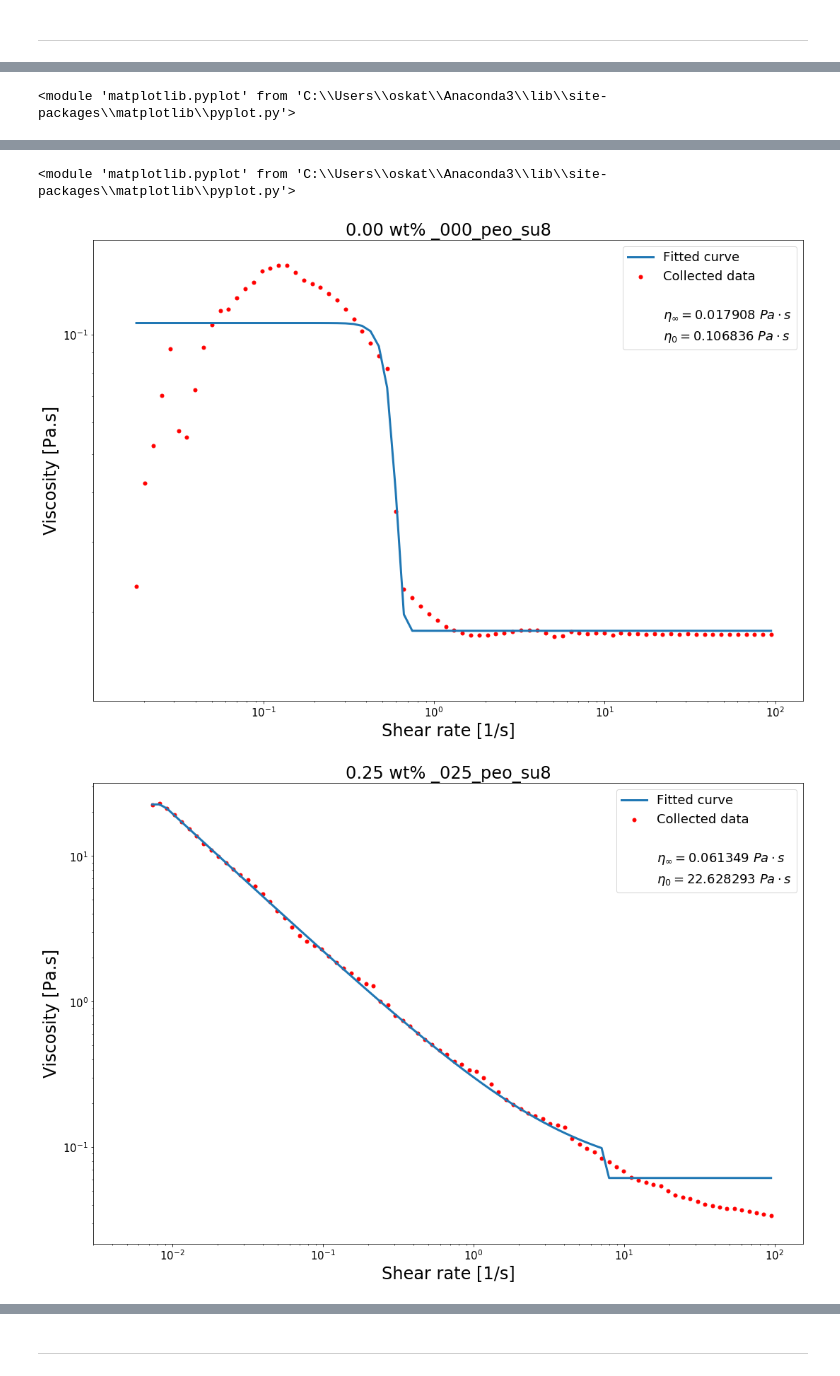
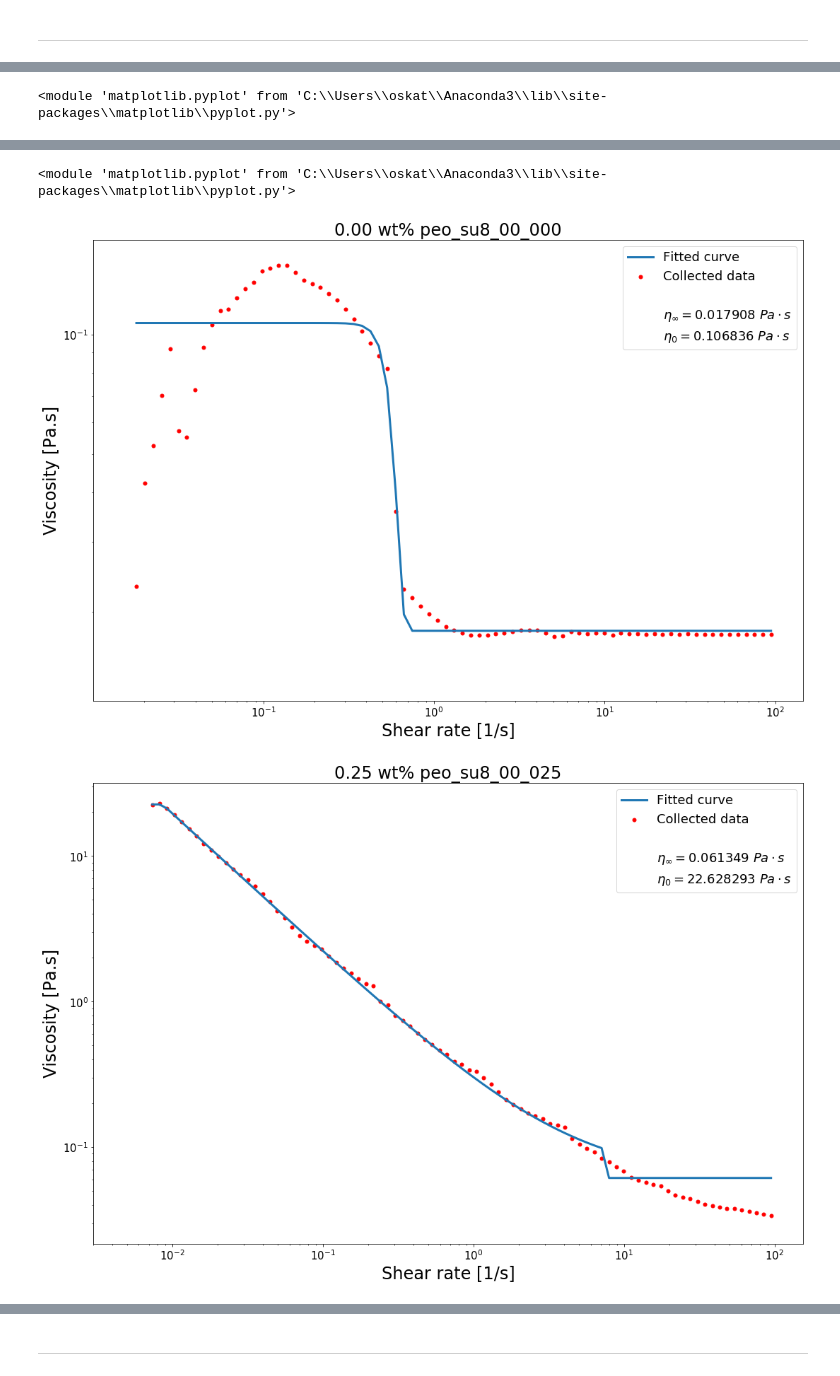
Before and after one commit to KiraSensei13/MNT_ITESM_Thesis, a Jupyter notebook: Viscosity/TRIOSplots.ipynb, the cells around one changed output, grey strips where cells are left out. Drawn from its saved outputs; the diff is of its cells as text; code cells hidden in the pictures.

```diff
--- a/Viscosity/TRIOSplots.ipynb
+++ b/Viscosity/TRIOSplots.ipynb
@@ -160,39 +162,39 @@ def compareData_(plotname, filemanes, plotlabels):
 # %% [markdown]
 ---
 # %%
-fit_GNF_("./csv/peo_su8_00_000.csv", "0.00 wt% _000_peo_su8", 2)
-fit_GNF_("./csv/peo_su8_00_025.csv", "0.25 wt% _025_peo_su8", 1)
-fit_GNF_("./csv/peo_su8_00_050.csv", "0.50 wt% _050_peo_su8", 1)
-fit_GNF_("./csv/peo_su8_00_075.csv", "0.75 wt% _075_peo_su8", 1)
-fit_GNF_("./csv/peo_su8_00_100.csv", "1.00 wt% _100_peo_su8", 1)
+fit_GNF_("./csv/peo_su8_00_000.csv", "0.00 wt% peo_su8_00_000", 2)
+fit_GNF_("./csv/peo_su8_00_025.csv", "0.25 wt% peo_su8_00_025", 1)
+fit_GNF_("./csv/peo_su8_00_050.csv", "0.50 wt% peo_su8_00_050", 1)
+fit_GNF_("./csv/peo_su8_00_075.csv", "0.75 wt% peo_su8_00_075", 1)
+fit_GNF_("./csv/peo_su8_00_100.csv", "1.00 wt% peo_su8_00_100", 1)
 
 compareData_("PEO wt% in SU8",
 [
     "./csv/peo_su8_00_000.csv",
     "./csv/peo_su8_00_025.csv",
     "./csv/peo_su8_00_050.csv",
     "./csv/peo_su8_00_075.csv",
     "./csv/peo_su8_00_100.csv"
 ], [
     "0.00 wt%",
     "0.25 wt%",
     "0.50 wt%",
     "0.75 wt%",
     "1.00 wt%"
 ])
 # %% [output]
 <module 'matplotlib.pyplot' from 'C:\\Users\\oskat\\Anaconda3\\lib\\site-packages\\matplotlib\\pyplot.py'>
 <module 'matplotlib.pyplot' from 'C:\\Users\\oskat\\Anaconda3\\lib\\site-packages\\matplotlib\\pyplot.py'>
 <module 'matplotlib.pyplot' from 'C:\\Users\\oskat\\Anaconda3\\lib\\site-packages\\matplotlib\\pyplot.py'>
 <module 'matplotlib.pyplot' from 'C:\\Users\\oskat\\Anaconda3\\lib\\site-packages\\matplotlib\\pyplot.py'>
 <module 'matplotlib.pyplot' from 'C:\\Users\\oskat\\Anaconda3\\lib\\site-packages\\matplotlib\\pyplot.py'>
 Stress            MPa
 Shear rate        1/s
 Viscosity        Pa.s
 Step time           s
 Temperature        °C
 Normal stress     MPa
 Name: 0, dtype: object
 <module 'matplotlib.pyplot' from 'C:\\Users\\oskat\\Anaconda3\\lib\\site-packages\\matplotlib\\pyplot.py'>
-[figure, old version]
+[figure, new version]
-[figure, old version]
+[figure, new version]
```
Also changed, not shown: parts of 8 cells of this notebook, 4 other files.
